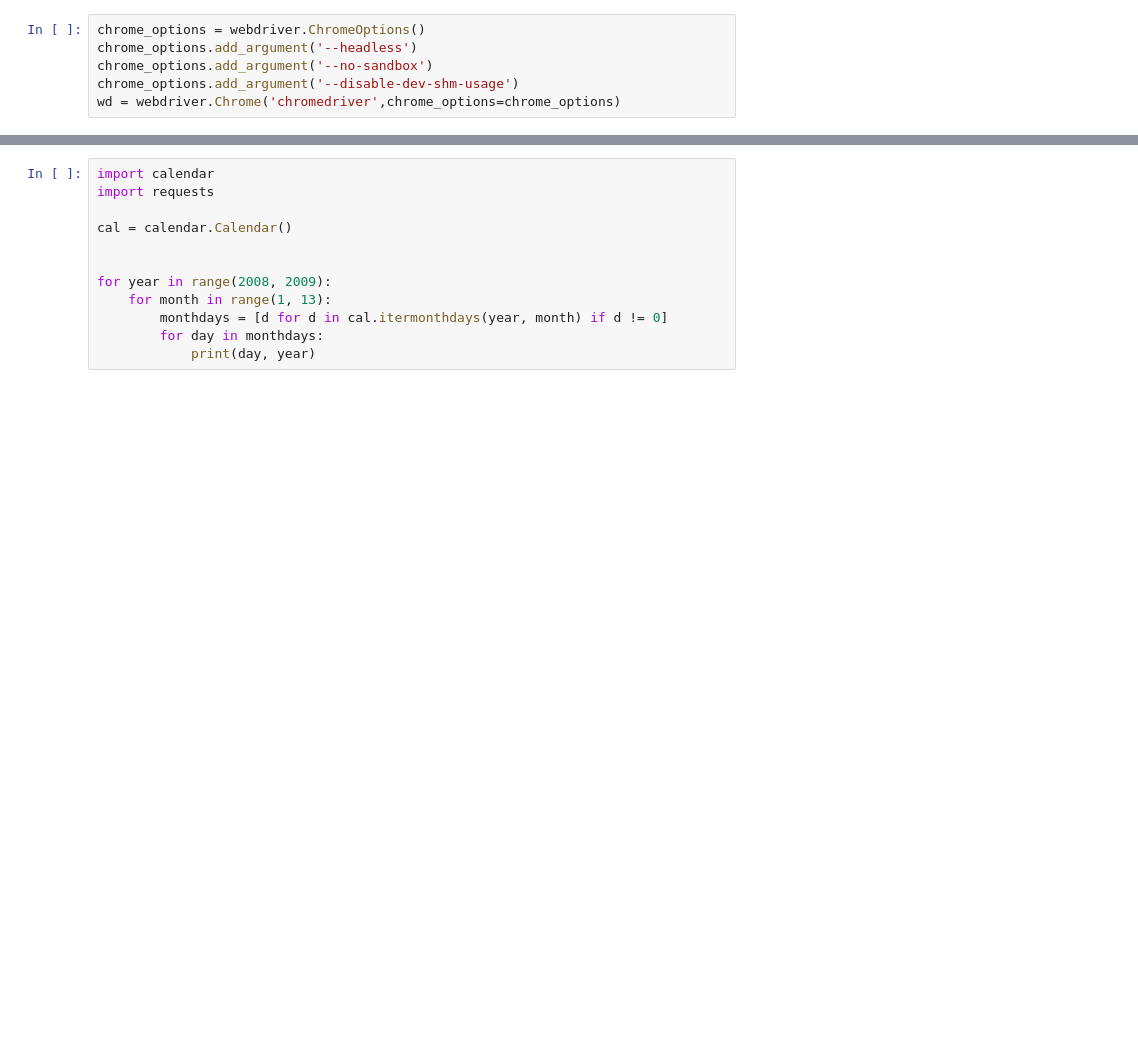
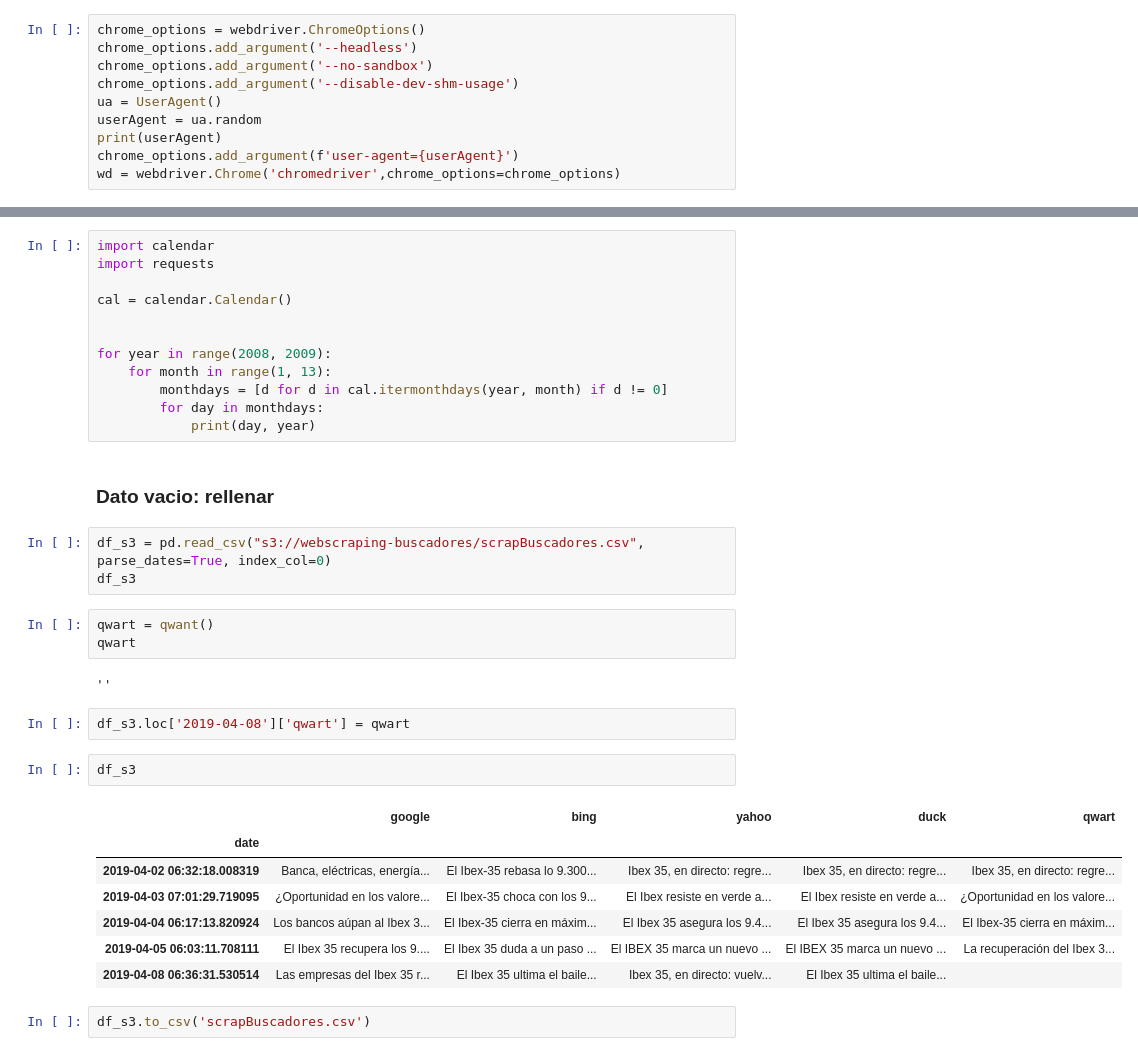
Before and after one commit to jfpablos/TFM, a Jupyter notebook: pruebaWebScraping/pruebaWebScraping.ipynb, the cells around one changed output, grey strips where cells are left out. Saved outputs shown, nothing was run; the diff lists cells and outputs as text; blank space fills up the shorter version.

```diff
--- a/pruebaWebScraping/pruebaWebScraping.ipynb
+++ b/pruebaWebScraping/pruebaWebScraping.ipynb
@@ -41,4 +53,8 @@ chrome_options = webdriver.ChromeOptions()
 chrome_options.add_argument('--headless')
 chrome_options.add_argument('--no-sandbox')
 chrome_options.add_argument('--disable-dev-shm-usage')
+ua = UserAgent()
+userAgent = ua.random
+print(userAgent)
+chrome_options.add_argument(f'user-agent={userAgent}')
 wd = webdriver.Chrome('chromedriver',chrome_options=chrome_options)
@@ -415,3 +438,27 @@ for year in range(2008, 2009):
         monthdays = [d for d in cal.itermonthdays(year, month) if d != 0]
         for day in monthdays:
             print(day, year)
+# %% [markdown]
+### Dato vacio: rellenar
+# %%
+df_s3 = pd.read_csv("s3://webscraping-buscadores/scrapBuscadores.csv", parse_dates=True, index_col=0)
+df_s3
+# %%
+qwart = qwant()
+qwart
+# %% [output]
+''
+# %%
+df_s3.loc['2019-04-08']['qwart'] = qwart
+# %%
+df_s3
+# %% [output]
+|  | google | bing | yahoo | duck | qwart |
+| date |  |  |  |  |  |
+| 2019-04-02 06:32:18.008319 | Banca, eléctricas, energía... | El Ibex-35 rebasa lo 9.300... | Ibex 35, en directo: regre... | Ibex 35, en directo: regre... | Ibex 35, en directo: regre... |
+| 2019-04-03 07:01:29.719095 | ¿Oportunidad en los valore... | El Ibex-35 choca con los 9... | El Ibex resiste en verde a... | El Ibex resiste en verde a... | ¿Oportunidad en los valore... |
+| 2019-04-04 06:17:13.820924 | Los bancos aúpan al Ibex 3... | El Ibex-35 cierra en máxim... | El Ibex 35 asegura los 9.4... | El Ibex 35 asegura los 9.4... | El Ibex-35 cierra en máxim... |
+| 2019-04-05 06:03:11.708111 | El Ibex 35 recupera los 9.... | El Ibex 35 duda a un paso ... | El IBEX 35 marca un nuevo ... | El IBEX 35 marca un nuevo ... | La recuperación del Ibex 3... |
+| 2019-04-08 06:36:31.530514 | Las empresas del Ibex 35 r... | El Ibex 35 ultima el baile... | Ibex 35, en directo: vuelv... | El Ibex 35 ultima el baile... |  |
+# %%
+df_s3.to_csv('scrapBuscadores.csv')
```
Also changed, not shown: parts of 12 cells of this notebook.
